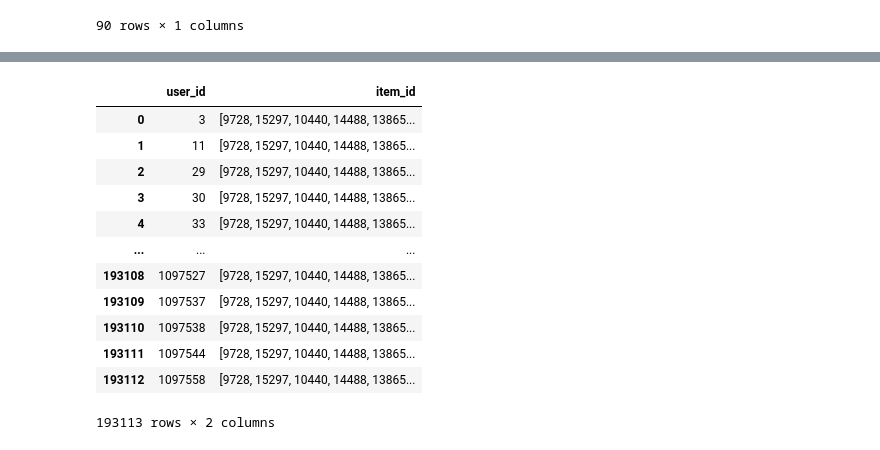
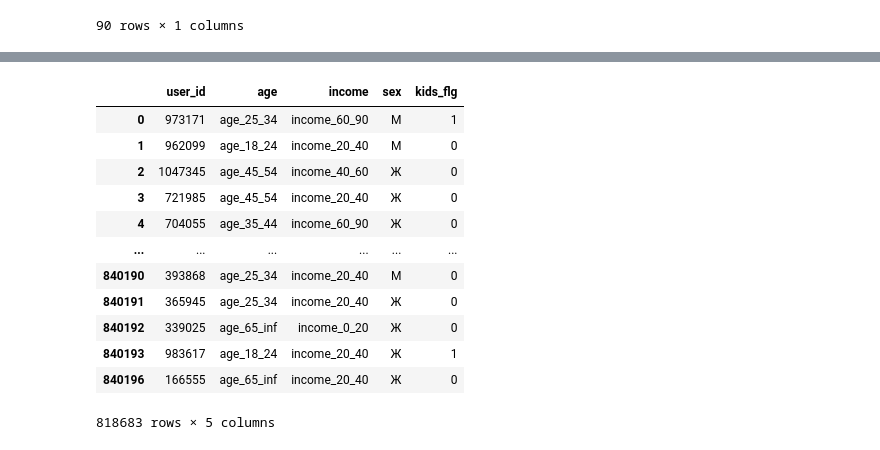
Before and after one commit to daniildiveev/mts-recsys, a Jupyter notebook: 1st_homework.ipynb, the cells around one changed output, grey strips where cells are left out. Cells and saved outputs as stored; diff of their text form; code cells hidden in the pictures.

```diff
--- a/1st_homework.ipynb
+++ b/1st_homework.ipynb
@@ -322,0 +381,13 @@ P.S не знаю почему модель не дает прирост в ме
+# %%
+recs = models['250000_n_users'].recommend(submission_users, dataset, 10, filter_viewed=True)
+# %%
+preds = []
+default = [9728, 15297, 10440, 14488, 13865, 12192, 341, 4151, 3734, 512]
+# %%
+for i, user_id in tqdm(enumerate(sample_submission['user_id']), total=len(sample_submission)):
+    items = list(recs[recs.user_id == user_id]['item_id'])
+
+    if items:
+        preds.append(items)
+    else:
+        preds.append(default)
@@ -441,16 +502,18 @@ sample_submission.to_csv("submissions/popular_in_category_items.csv", index=Fals
-# %%
-sample_submission
-# %% [output]
-|  | user_id | item_id |
-| 0 | 3 | [9728, 15297, 10440, 14488, 13865... |
-| 1 | 11 | [9728, 15297, 10440, 14488, 13865... |
-| 2 | 29 | [9728, 15297, 10440, 14488, 13865... |
-| 3 | 30 | [9728, 15297, 10440, 14488, 13865... |
-| 4 | 33 | [9728, 15297, 10440, 14488, 13865... |
-| ... | ... | ... |
-| 193108 | 1097527 | [9728, 15297, 10440, 14488, 13865... |
-| 193109 | 1097537 | [9728, 15297, 10440, 14488, 13865... |
-| 193110 | 1097538 | [9728, 15297, 10440, 14488, 13865... |
-| 193111 | 1097544 | [9728, 15297, 10440, 14488, 13865... |
-| 193112 | 1097558 | [9728, 15297, 10440, 14488, 13865... |
-193113 rows × 2 columns
+# %%
+users = users.dropna()
+# %%
+users
+# %% [output]
+|  | user_id | age | income | sex | kids_flg |
+| 0 | 973171 | age_25_34 | income_60_90 | М | 1 |
+| 1 | 962099 | age_18_24 | income_20_40 | М | 0 |
+| 2 | 1047345 | age_45_54 | income_40_60 | Ж | 0 |
+| 3 | 721985 | age_45_54 | income_20_40 | Ж | 0 |
+| 4 | 704055 | age_35_44 | income_60_90 | Ж | 0 |
+| ... | ... | ... | ... | ... | ... |
+| 840190 | 393868 | age_25_34 | income_20_40 | М | 0 |
+| 840191 | 365945 | age_25_34 | income_20_40 | Ж | 0 |
+| 840192 | 339025 | age_65_inf | income_0_20 | Ж | 0 |
+| 840193 | 983617 | age_18_24 | income_20_40 | Ж | 1 |
+| 840196 | 166555 | age_65_inf | income_20_40 | Ж | 0 |
+818683 rows × 5 columns
```
Also changed, not shown: parts of 21 cells of this notebook.
